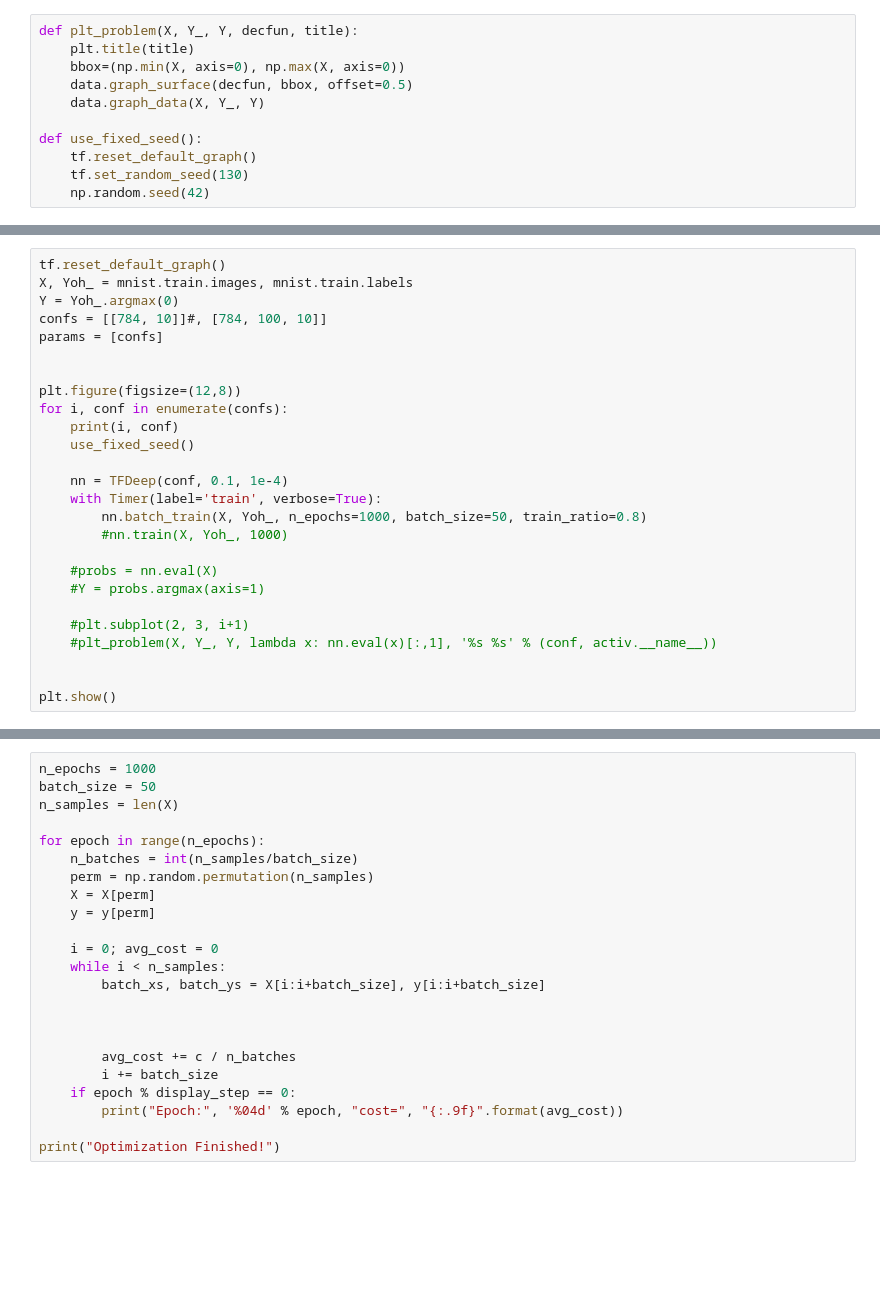
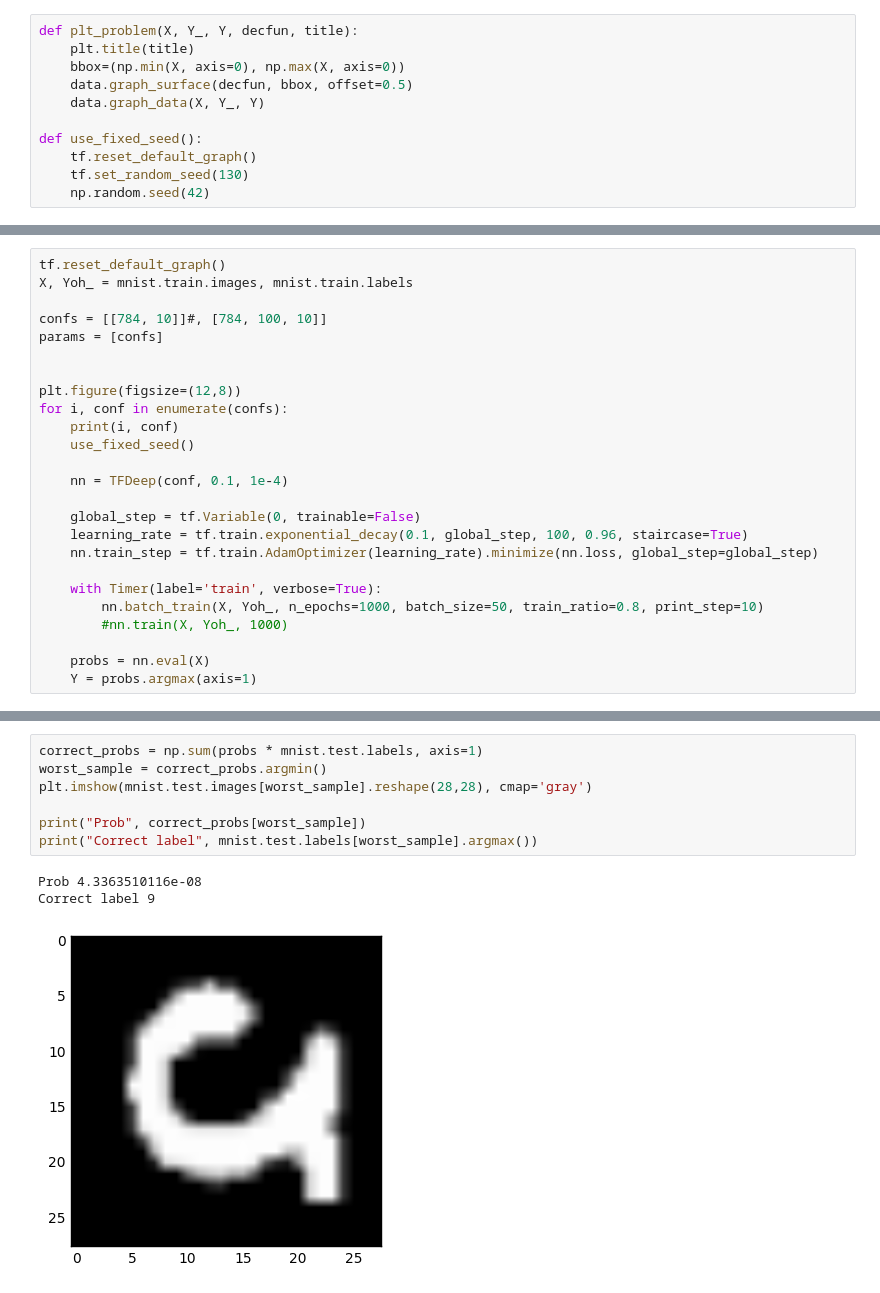
Before and after one commit to lstolcman/fer-deep-learning, a Jupyter notebook: DU1/Lab1.ipynb, the cells around one changed output, grey strips where cells are left out. Saved outputs shown, nothing was run; the diff lists cells and outputs as text; blank space fills up the shorter version.

```diff
--- a/DU1/Lab1.ipynb
+++ b/DU1/Lab1.ipynb
@@ -581,7 +628,7 @@ class TFDeep:
 # %%
 tf.reset_default_graph()
 X, Yoh_ = mnist.train.images, mnist.train.labels
-Y = Yoh_.argmax(0)
+
 confs = [[784, 10]]#, [784, 100, 10]]
 params = [confs]
 
@@ -592,17 +639,16 @@ for i, conf in enumerate(confs):
     use_fixed_seed()
 
     nn = TFDeep(conf, 0.1, 1e-4)
+
+    global_step = tf.Variable(0, trainable=False)
+    learning_rate = tf.train.exponential_decay(0.1, global_step, 100, 0.96, staircase=True)
+    nn.train_step = tf.train.AdamOptimizer(learning_rate).minimize(nn.loss, global_step=global_step)
+
     with Timer(label='train', verbose=True):
-        nn.batch_train(X, Yoh_, n_epochs=1000, batch_size=50, train_ratio=0.8)
+        nn.batch_train(X, Yoh_, n_epochs=1000, batch_size=50, train_ratio=0.8, print_step=10)
         #nn.train(X, Yoh_, 1000)
 
-    #probs = nn.eval(X)
-    #Y = probs.argmax(axis=1)
-
-    #plt.subplot(2, 3, i+1)
-    #plt_problem(X, Y_, Y, lambda x: nn.eval(x)[:,1], '%s %s' % (conf, activ.__name__))
-
-
-plt.show()
+    probs = nn.eval(X)
+    Y = probs.argmax(axis=1)
 # %% [output]
 0 [784, 10]
@@ -628,23 +672,11 @@ accuracy_score(Y, Y_)
-# %%
-n_epochs = 1000
-batch_size = 50
-n_samples = len(X)
-
-for epoch in range(n_epochs):
-    n_batches = int(n_samples/batch_size)
-    perm = np.random.permutation(n_samples)
-    X = X[perm]
-    y = y[perm]
-
-    i = 0; avg_cost = 0
-    while i < n_samples:
-        batch_xs, batch_ys = X[i:i+batch_size], y[i:i+batch_size]
-
-
-
-        avg_cost += c / n_batches
-        i += batch_size
-    if epoch % display_step == 0:
-        print("Epoch:", '%04d' % epoch, "cost=", "{:.9f}".format(avg_cost))
-
-print("Optimization Finished!")
+# %%
+correct_probs = np.sum(probs * mnist.test.labels, axis=1)
+worst_sample = correct_probs.argmin()
+plt.imshow(mnist.test.images[worst_sample].reshape(28,28), cmap='gray')
+
+print("Prob", correct_probs[worst_sample])
+print("Correct label", mnist.test.labels[worst_sample].argmax())
+# %% [output]
+Prob 4.3363510116e-08
+Correct label 9
+[figure, added]
```
Also changed, not shown: parts of 12 cells of this notebook, 12 other files.
